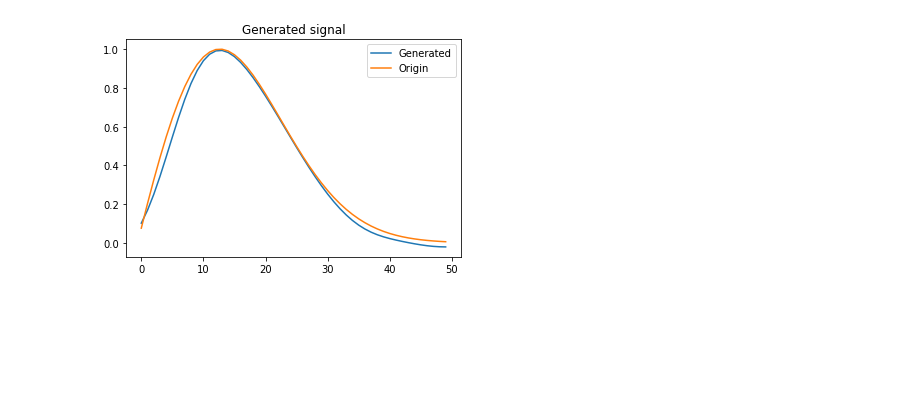
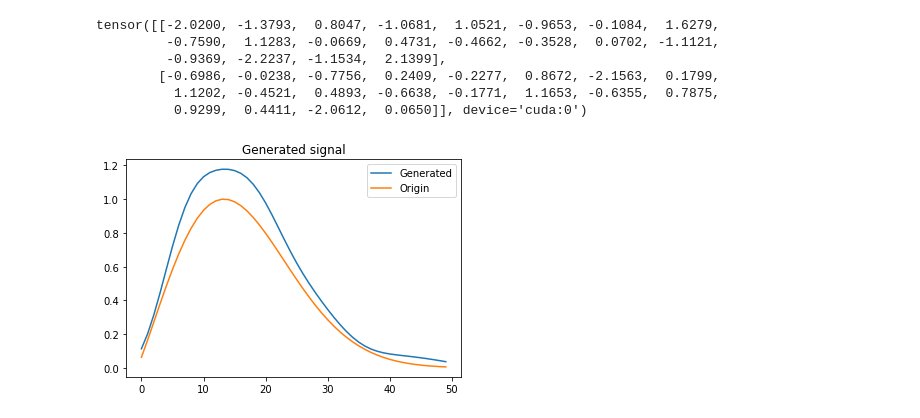
Before and after one commit to whiteRa2bit/hep_generative_models, a Jupyter notebook: notebooks/train/Gan_parametrization.ipynb, the cells around one changed output. Drawn from its saved outputs; the diff is of its cells as text; code cells hidden in the pictures; blank space fills up the shorter version.

Commit message:
Add multiple signals option to generate_new_signal for vanila_gan

```diff
--- a/notebooks/train/Gan_parametrization.ipynb
+++ b/notebooks/train/Gan_parametrization.ipynb
@@ -32,8 +36,8 @@ data = nakagami.get_nakagami_data(nu_values)
 # %%
 ### Parametrization params
 LR_ALPHA= 0.1
-GAUSSIAN_STD = 5
-COMPRESS_COEF = 3
+GAUSSIAN_STD = 4
+COMPRESS_COEF = 2
 # %%
 def get_gaussians(std, compress_coef):
     sample = data[np.random.choice(range(len(data)))]
@@ -150,13 +154,19 @@ epoch-800; D_loss: 1.5476670265197754; G_loss: 0.6192141771316528
 # %%
-sample = generate_new_signal(generator, device='cuda')
+sample = generate_new_signal(generator, device='cuda')[0]
 result = [0] * SAMPLE_SIZE
 gaussians = get_gaussians(std=GAUSSIAN_STD, compress_coef=COMPRESS_COEF)
 for j in range(len(gaussians)):
     result += sample[j] * gaussians[j]
 plt.title("Generated signal")
 plt.plot(result)
 plt.plot(data[np.random.choice(range(len(data)))])
 plt.legend(['Generated', 'Origin'])
 plt.show()
 # %% [output]
+tensor([[-2.0200, -1.3793,  0.8047, -1.0681,  1.0521, -0.9653, -0.1084,  1.6279,
+         -0.7590,  1.1283, -0.0669,  0.4731, -0.4662, -0.3528,  0.0702, -1.1121,
+         -0.9369, -2.2237, -1.1534,  2.1399],
+        [-0.6986, -0.0238, -0.7756,  0.2409, -0.2277,  0.8672, -2.1563,  0.1799,
+          1.1202, -0.4521,  0.4893, -0.6638, -0.1771,  1.1653, -0.6355,  0.7875,
+          0.9299,  0.4411, -2.0612,  0.0650]], device='cuda:0')
-[figure, old version]
+[figure, new version]
```
Also changed, not shown: parts of 7 cells of this notebook, 1 other file.
